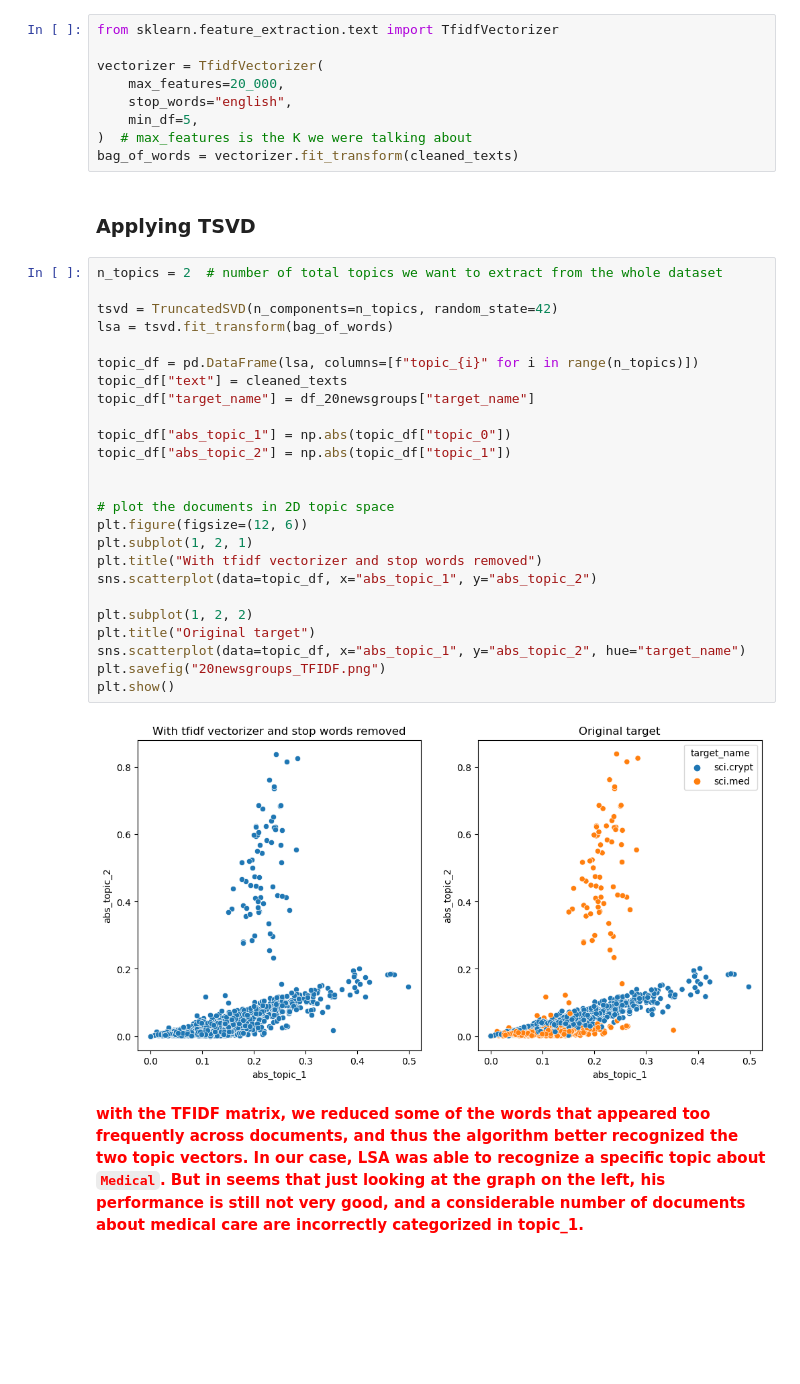
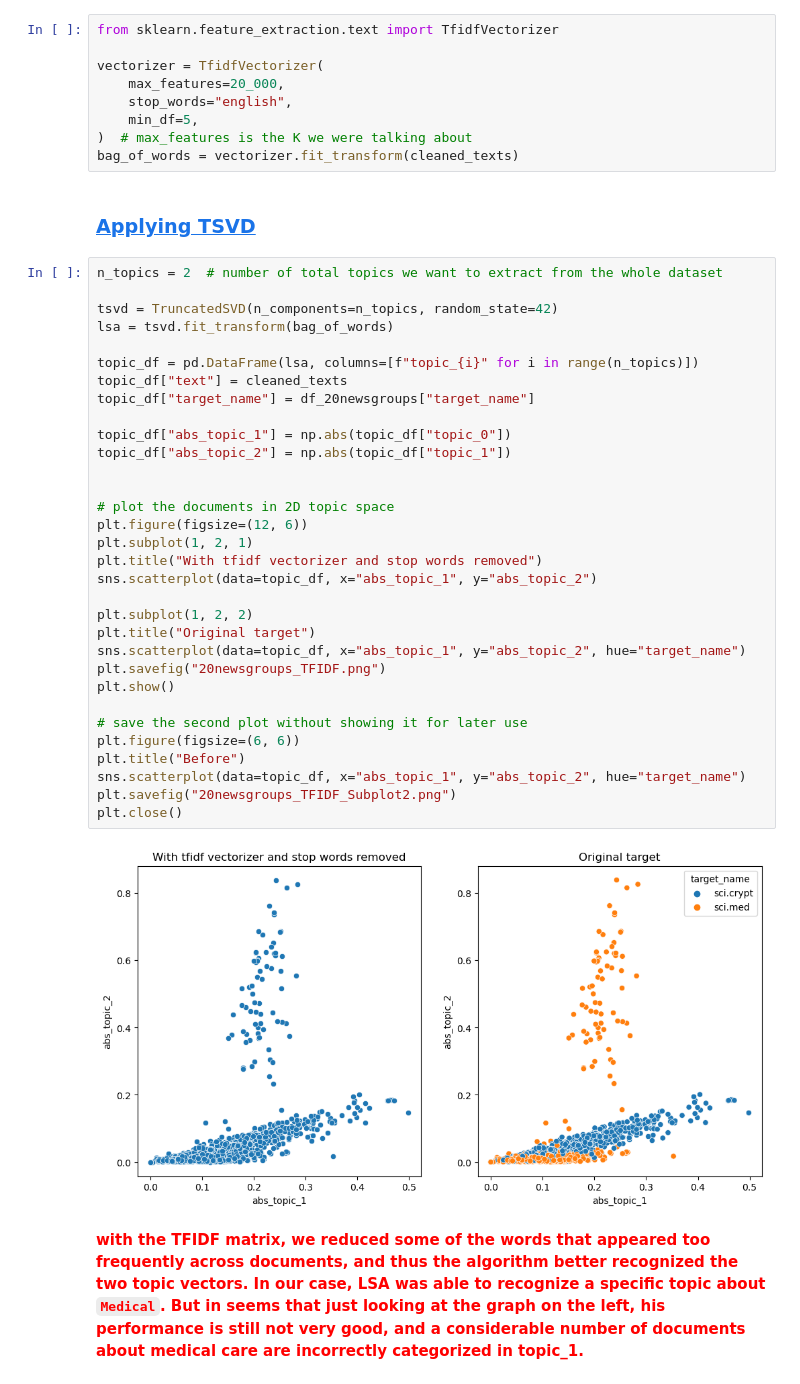
Before and after one commit to jiatangzhi/LSA, a Jupyter notebook: Group_projet_3_LSA/_DelSyncFiles/projet3.ipynb, the cells around one changed output. Saved outputs shown, nothing was run; the diff lists cells and outputs as text; blank space fills up the shorter version.

```diff
--- a/Group_projet_3_LSA/_DelSyncFiles/projet3.ipynb
+++ b/Group_projet_3_LSA/_DelSyncFiles/projet3.ipynb
@@ -787,34 +802,41 @@ vectorizer = TfidfVectorizer(
 )  # max_features is the K we were talking about
 bag_of_words = vectorizer.fit_transform(cleaned_texts)
 # %% [markdown]
-### Applying TSVD
+### <a id='toc1_6_4_'></a>[Applying TSVD](#toc0_)
 # %%
 n_topics = 2  # number of total topics we want to extract from the whole dataset
 
 tsvd = TruncatedSVD(n_components=n_topics, random_state=42)
 lsa = tsvd.fit_transform(bag_of_words)
 
 topic_df = pd.DataFrame(lsa, columns=[f"topic_{i}" for i in range(n_topics)])
 topic_df["text"] = cleaned_texts
 topic_df["target_name"] = df_20newsgroups["target_name"]
 
 topic_df["abs_topic_1"] = np.abs(topic_df["topic_0"])
 topic_df["abs_topic_2"] = np.abs(topic_df["topic_1"])
 
 
 # plot the documents in 2D topic space
 plt.figure(figsize=(12, 6))
 plt.subplot(1, 2, 1)
 plt.title("With tfidf vectorizer and stop words removed")
 sns.scatterplot(data=topic_df, x="abs_topic_1", y="abs_topic_2")
 
 plt.subplot(1, 2, 2)
 plt.title("Original target")
 sns.scatterplot(data=topic_df, x="abs_topic_1", y="abs_topic_2", hue="target_name")
 plt.savefig("20newsgroups_TFIDF.png")
 plt.show()
+
+# save the second plot without showing it for later use
+plt.figure(figsize=(6, 6))
+plt.title("Before")
+sns.scatterplot(data=topic_df, x="abs_topic_1", y="abs_topic_2", hue="target_name")
+plt.savefig("20newsgroups_TFIDF_Subplot2.png")
+plt.close()
 # %% [output]
-[figure, old version]
+[figure, new version]
 # %% [markdown]
 <font color="red"> <b> with the TFIDF matrix, we reduced some of the words that appeared too frequently across documents, and thus the algorithm better recognized the two topic vectors. In our case, LSA was able to recognize a specific topic about `Medical`. But in seems that just looking at the graph on the left, his performance is still not very good, and a considerable number of documents about medical care are incorrectly categorized in topic_1.
 # %% [markdown]
```
Also changed, not shown: parts of 46 cells of this notebook, 14 other files.
